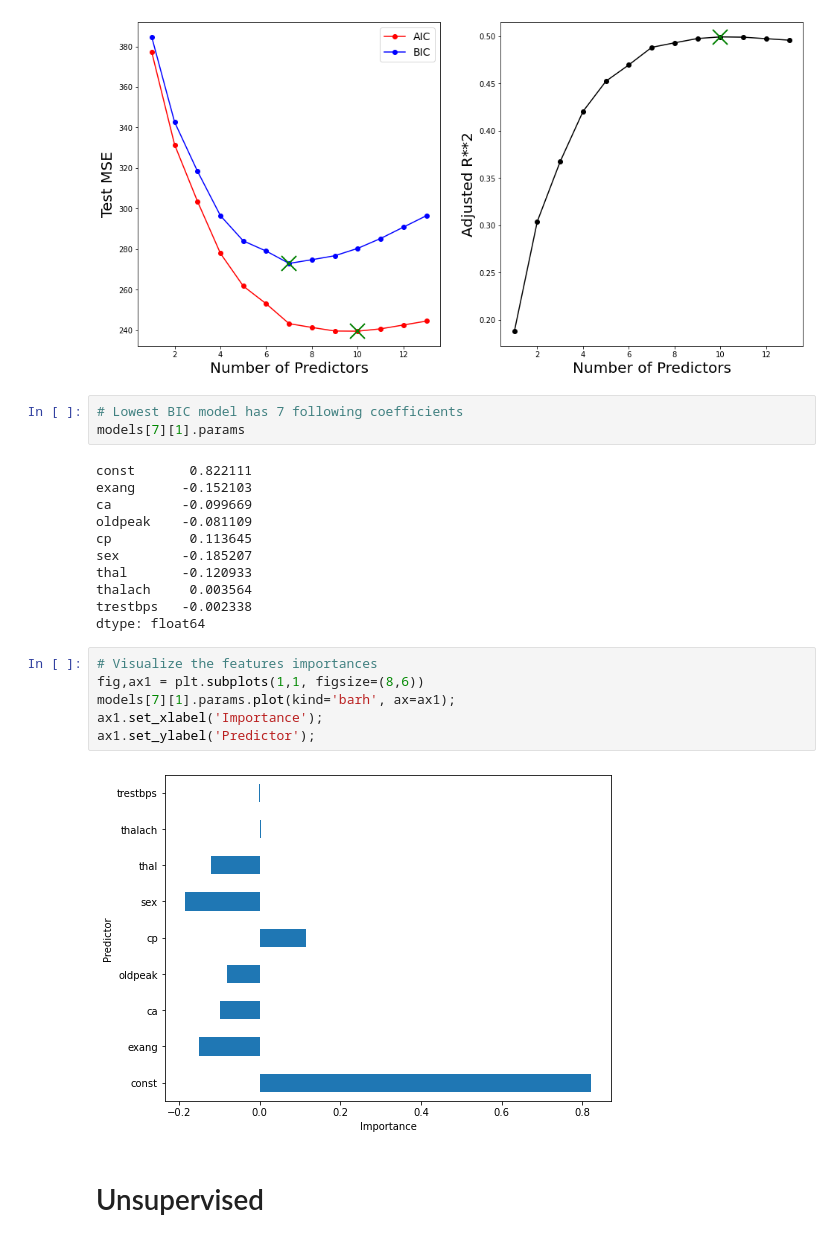
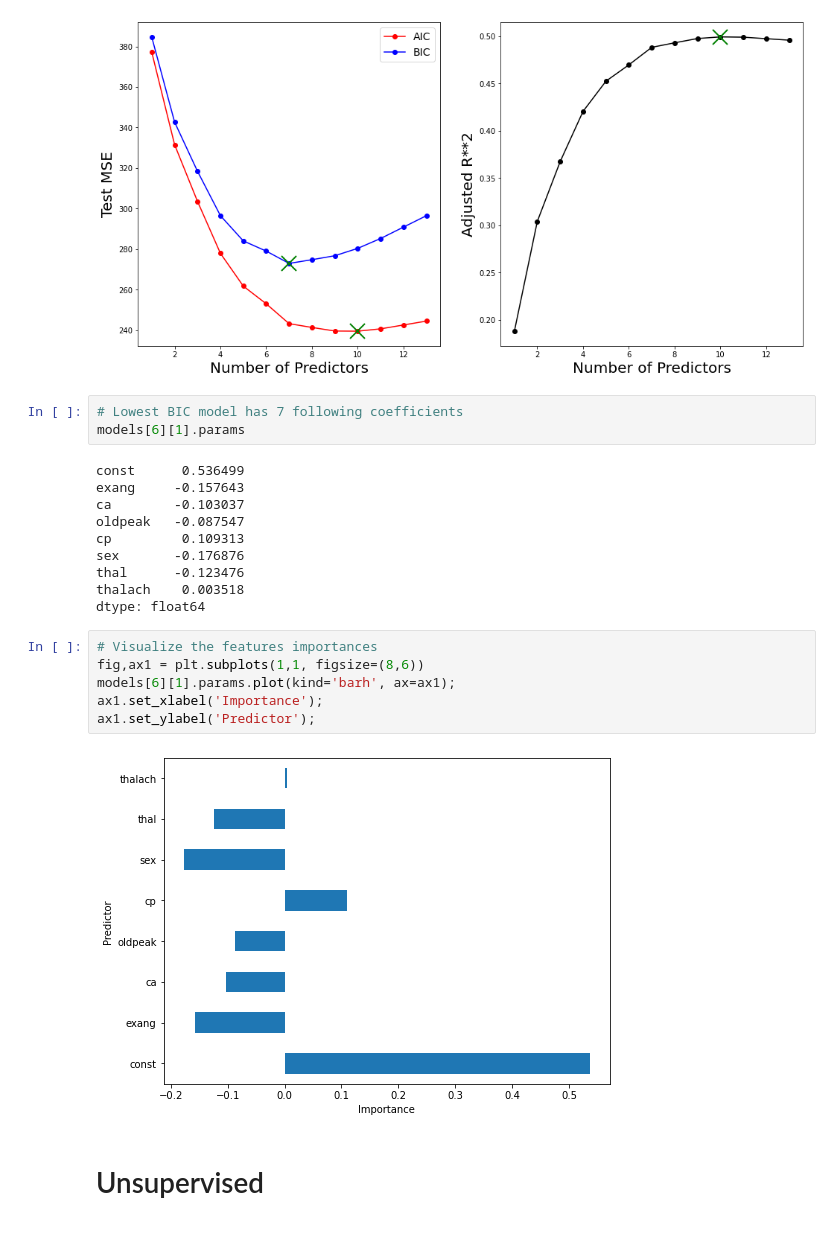
Before and after one commit to trs96/MLDA, a Jupyter notebook: Project.ipynb, the cells around one changed output. Saved outputs shown, nothing was run; the diff lists cells and outputs as text.

```diff
--- a/Project.ipynb
+++ b/Project.ipynb
@@ -681,26 +678,25 @@ ax2.set_ylabel('Adjusted R**2', fontsize=20);
 [figure]
 # %%
 # Lowest BIC model has 7 following coefficients
-models[7][1].params
+models[6][1].params
 # %% [output]
-const       0.822111
-exang      -0.152103
-ca         -0.099669
-oldpeak    -0.081109
-cp          0.113645
-sex        -0.185207
-thal       -0.120933
-thalach     0.003564
-trestbps   -0.002338
+const      0.536499
+exang     -0.157643
+ca        -0.103037
+oldpeak   -0.087547
+cp         0.109313
+sex       -0.176876
+thal      -0.123476
+thalach    0.003518
 dtype: float64
 # %%
 # Visualize the features importances
 fig,ax1 = plt.subplots(1,1, figsize=(8,6))
-models[7][1].params.plot(kind='barh', ax=ax1);
+models[6][1].params.plot(kind='barh', ax=ax1);
 ax1.set_xlabel('Importance');
 ax1.set_ylabel('Predictor');
 # %% [output]
-[figure, old version]
+[figure, new version]
 # %% [markdown]
 # Unsupervised
 # %% [markdown]
```
Also changed, not shown: parts of 4 cells of this notebook.
